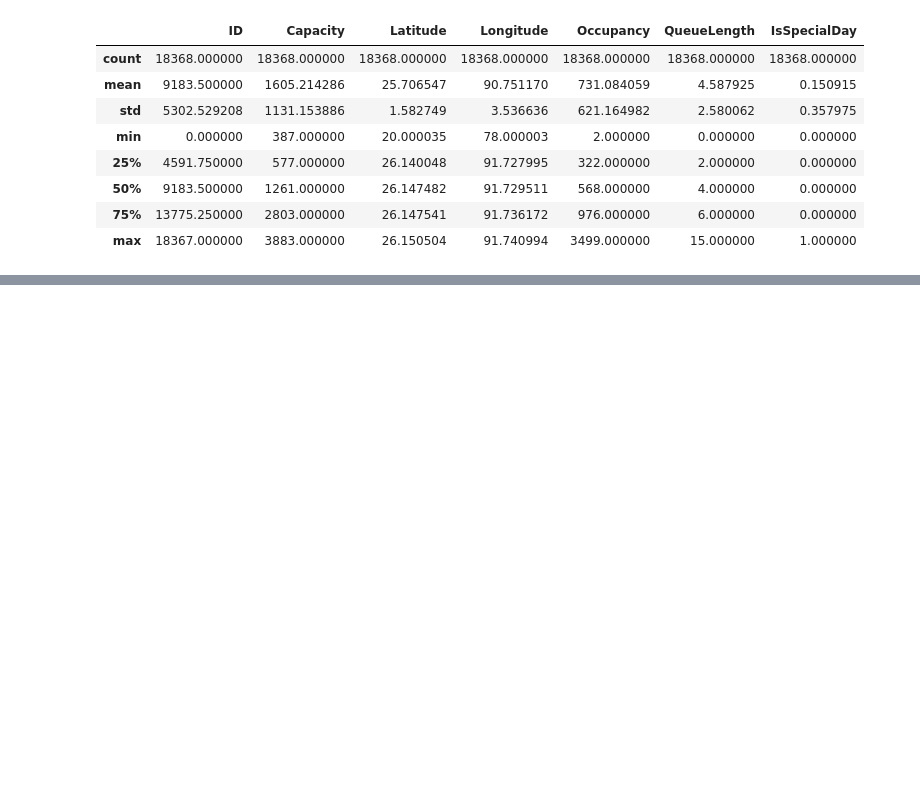
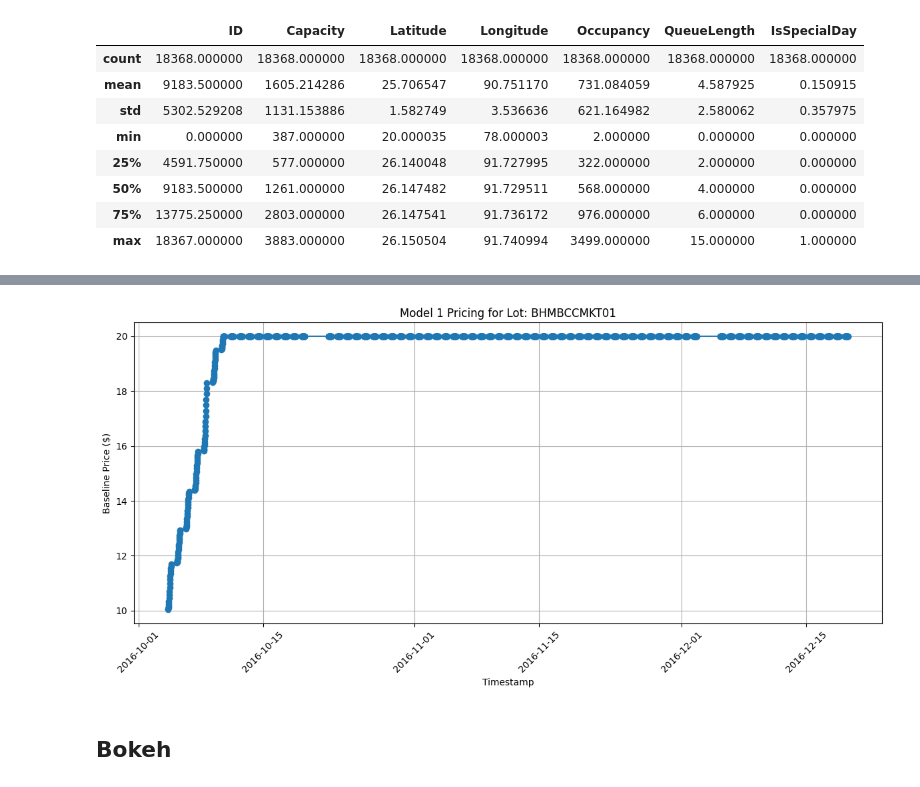
Before and after one commit to MrRogueKnight/Capstone-Project-of-Summer-Analytics-2025, a Jupyter notebook: dynamic-pricing-for-urban-parking-lots.ipynb, the cells around one changed output, grey strips where cells are left out. Saved outputs shown, nothing was run; the diff lists cells and outputs as text; code cells hidden in the pictures; blank space fills up the shorter version.

Commit message:
Kaggle Notebook | Dynamic Pricing for Urban Parking Lots  | Version 7

```diff
--- a/dynamic-pricing-for-urban-parking-lots.ipynb
+++ b/dynamic-pricing-for-urban-parking-lots.ipynb
@@ -135,0 +180,18 @@ df.describe()
+# %%
+# Apply pricing logic per parking lot
+baseline_prices = []
+# %%
+for lot_id, lot_data in df_sorted.groupby('SystemCodeNumber'):
+    price = base_price
+    lot_prices = []
+
+    for _, row in lot_data.iterrows():
+        occupancy_ratio = row['Occupancy'] / row['Capacity']
+        price += alpha * occupancy_ratio
+        price = max(min_price, min(price, max_price))
+        lot_prices.append(price)
+
+    baseline_prices.extend(lot_prices)
+# %%
+# Add BaselinePrice to your dataframe
+df_sorted['BaselinePrice'] = baseline_prices
@@ -135,0 +213,19 @@ df.describe()
+# %%
+# Filter for a single parking lot
+first_lot = df_sorted['SystemCodeNumber'].unique()[0]
+df_lot = df_sorted[df_sorted['SystemCodeNumber'] == first_lot]
+# %%
+# Plot price over time
+plt.figure(figsize=(12, 6))
+plt.plot(df_lot['Timestamp'], df_lot['BaselinePrice'], marker='o', linestyle='-')
+plt.title(f"Model 1 Pricing for Lot: {first_lot}")
+plt.xlabel("Timestamp")
+plt.ylabel("Baseline Price ($)")
+plt.grid(True)
+plt.xticks(rotation=45)
+plt.tight_layout()
+plt.show()
+# %% [output]
+[figure, added]
+# %% [markdown]
+## Bokeh
```
Also changed, not shown: parts of 22 cells of this notebook.
